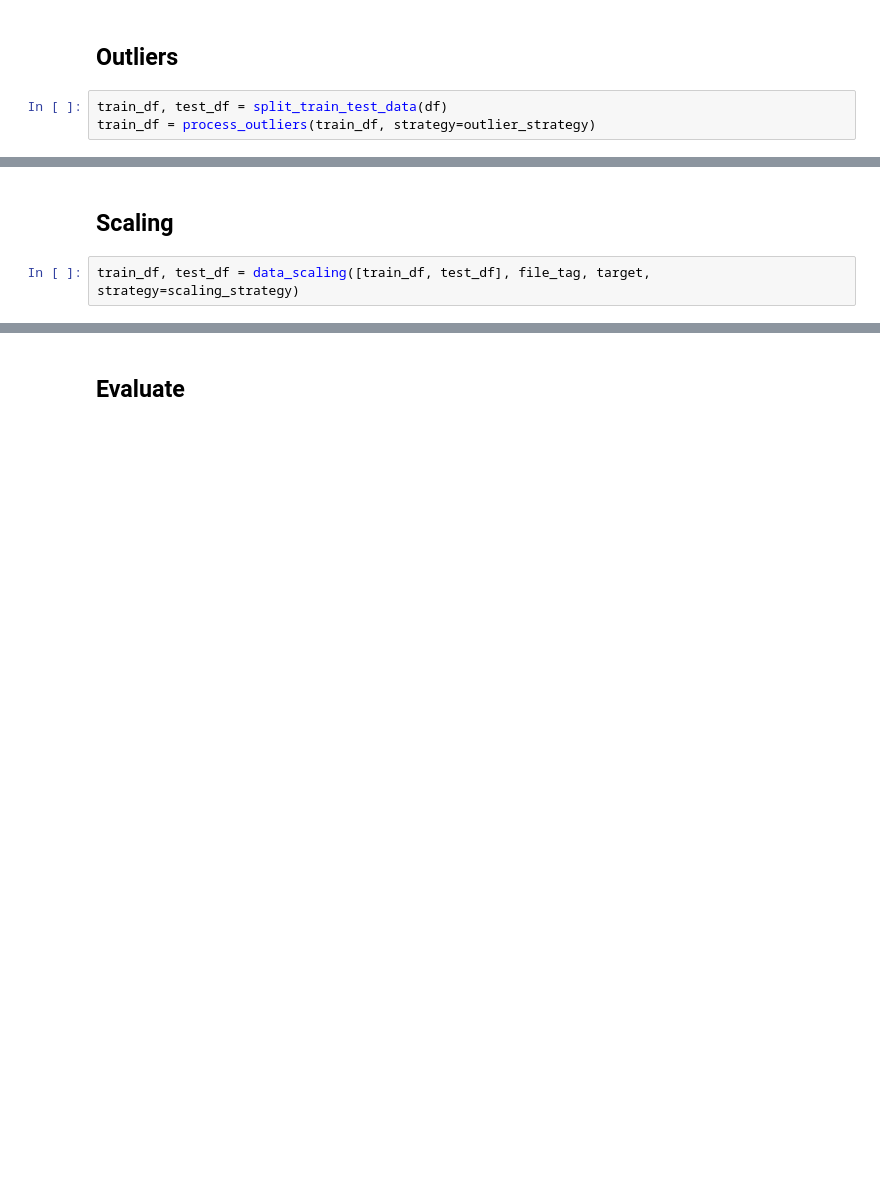
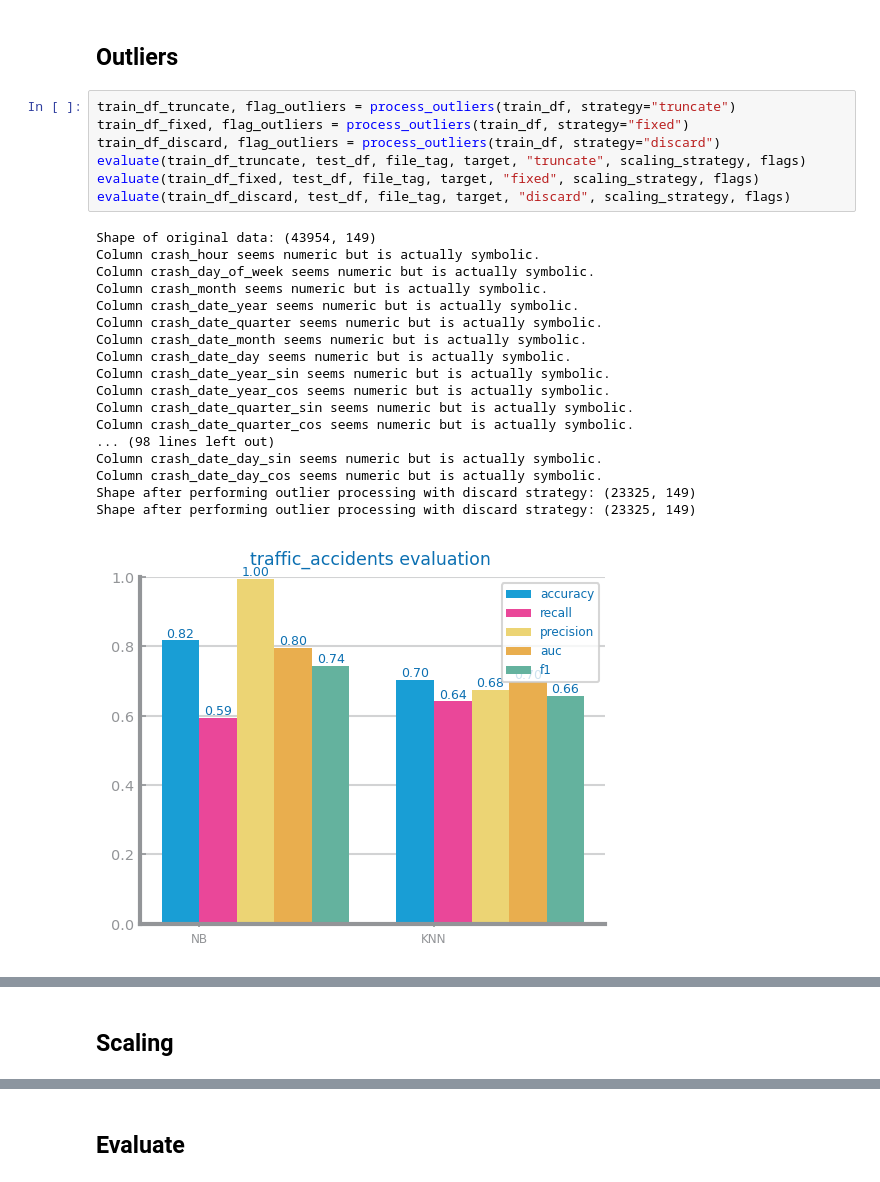
Before and after one commit to mpupo-co/ds-project-ist, a Jupyter notebook: lab3.ipynb, the cells around one changed output, grey strips where cells are left out. Drawn from its saved outputs; the diff is of its cells as text; blank space fills up the shorter version.

```diff
--- a/lab3.ipynb
+++ b/lab3.ipynb
@@ -330,5 +433,28 @@ get_variable_types(df)
 # %% [markdown]
 ## Outliers
 # %%
-train_df, test_df = split_train_test_data(df)
-train_df = process_outliers(train_df, strategy=outlier_strategy)
+train_df_truncate, flag_outliers = process_outliers(train_df, strategy="truncate")
+train_df_fixed, flag_outliers = process_outliers(train_df, strategy="fixed")
+train_df_discard, flag_outliers = process_outliers(train_df, strategy="discard")
+evaluate(train_df_truncate, test_df, file_tag, target, "truncate", scaling_strategy, flags)
+evaluate(train_df_fixed, test_df, file_tag, target, "fixed", scaling_strategy, flags)
+evaluate(train_df_discard, test_df, file_tag, target, "discard", scaling_strategy, flags)
+# %% [output]
+Shape of original data: (43954, 149)
+Column crash_hour seems numeric but is actually symbolic.
+Column crash_day_of_week seems numeric but is actually symbolic.
+Column crash_month seems numeric but is actually symbolic.
+Column crash_date_year seems numeric but is actually symbolic.
+Column crash_date_quarter seems numeric but is actually symbolic.
+Column crash_date_month seems numeric but is actually symbolic.
+Column crash_date_day seems numeric but is actually symbolic.
+Column crash_date_year_sin seems numeric but is actually symbolic.
+Column crash_date_year_cos seems numeric but is actually symbolic.
+Column crash_date_quarter_sin seems numeric but is actually symbolic.
+Column crash_date_quarter_cos seems numeric but is actually symbolic.
+... (98 lines left out)
+Column crash_date_day_sin seems numeric but is actually symbolic.
+Column crash_date_day_cos seems numeric but is actually symbolic.
+Shape after performing outlier processing with discard strategy: (23325, 149)
+Shape after performing outlier processing with discard strategy: (23325, 149)
+[figure, added]
@@ -335,4 +463,2 @@ train_df = process_outliers(train_df, strategy=outlier_strategy)
 # %% [markdown]
 ## Scaling
-# %%
-train_df, test_df = data_scaling([train_df, test_df], file_tag, target, strategy=scaling_strategy)
```
Also changed, not shown: parts of 11 cells of this notebook, 8 other files.
